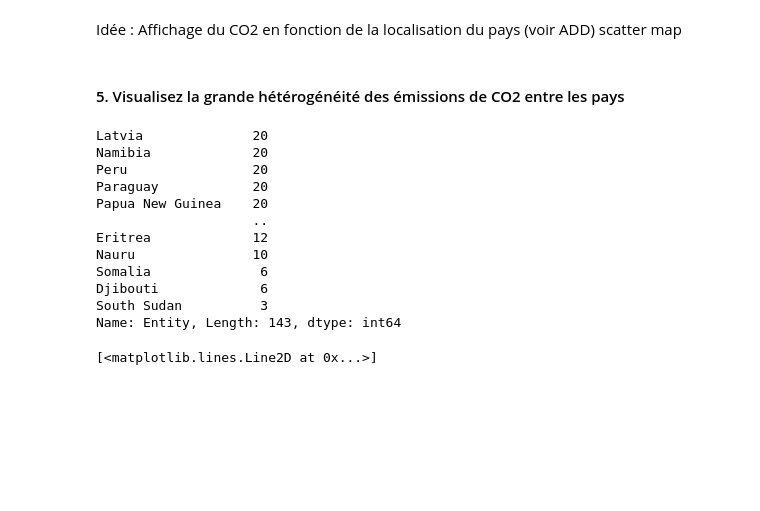
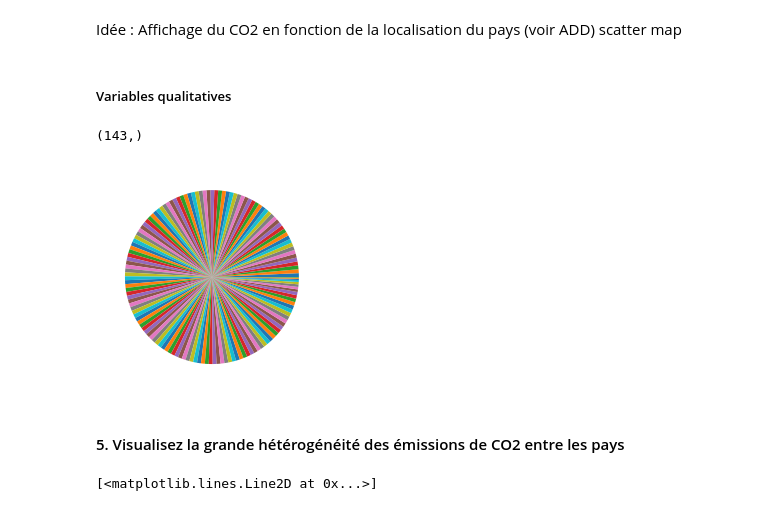
Before and after one commit to PaolaDeTruchis/MachineLearning, a Jupyter notebook: Projet_ML.ipynb, the cells around one changed output. Drawn from its saved outputs; the diff is of its cells as text; code cells hidden in the pictures; blank space fills up the shorter version.

```diff
--- a/Projet_ML.ipynb
+++ b/Projet_ML.ipynb
@@ -181,26 +185,22 @@ plt.show()
 # %% [markdown]
 Idée : Affichage du CO2 en fonction de la localisation du pays (voir ADD) scatter map
+# %% [markdown]
+#####  Variables qualitatives
+# %%
+#Nombre d'années de relevé par Pays
+
+Pays_valeurs = data.Entity.value_counts()
+print(Pays_valeurs)
+print('')
+# %% [output]
+(143,)
+# %%
+plt.pie(Pays_valeurs)
+plt.show() #pas hyper utile
+# %% [output]
+[figure, added]
 # %% [markdown]
 #### 5. Visualisez la grande hétérogénéité des émissions de CO2 entre les pays
-# %%
-#Nombre d'années de relevé par Pays
-
-Pays_valeurs = data.Entity.value_counts()
-print(Pays_valeurs)
-print('')
-# %% [output]
-Latvia              20
-Namibia             20
-Peru                20
-Paraguay            20
-Papua New Guinea    20
-                    ..
-Eritrea             12
-Nauru               10
-Somalia              6
-Djibouti             6
-South Sudan          3
-Name: Entity, Length: 143, dtype: int64
 # %%
 #On créer un tableau avec la moyenne pour chaque pays de l'emission en CO2
 
```
Also changed, not shown: parts of 4 cells of this notebook.
